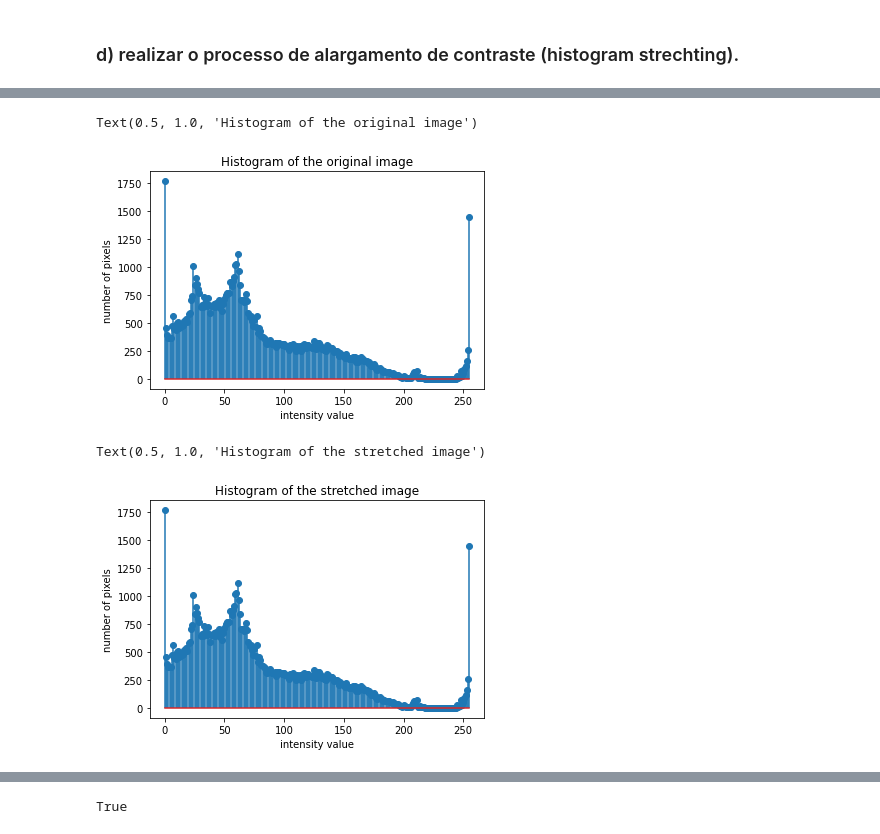
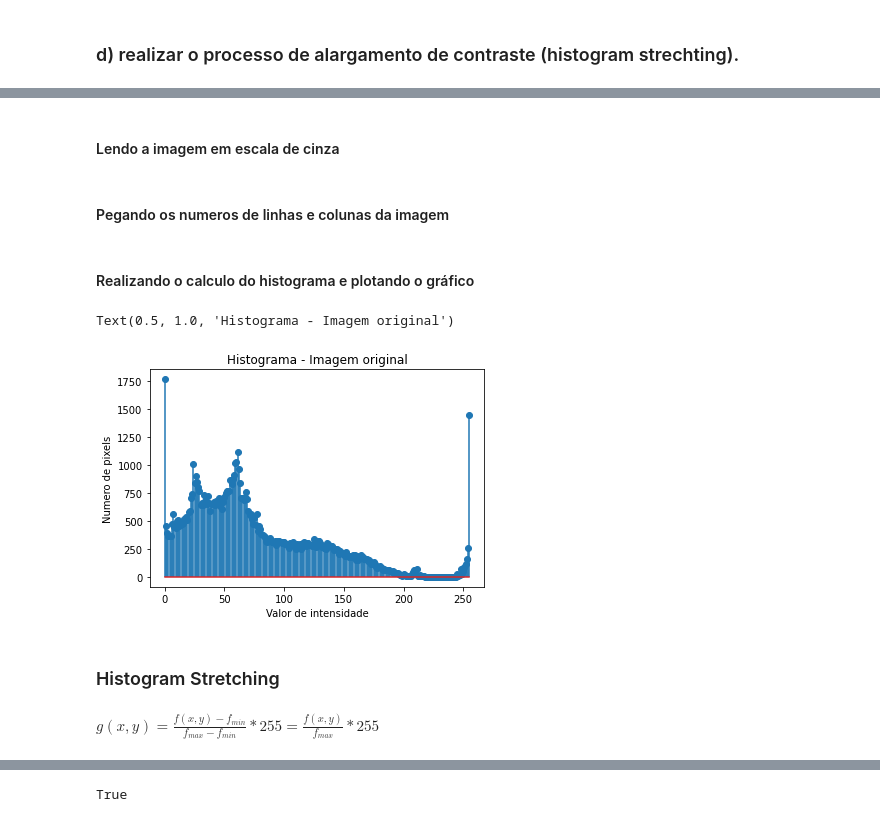
Before and after one commit to Vineasouza/Processamento-Imagens, a Jupyter notebook: src/Pratica 1/Atividade_Pratica_1_FINAL_ViniciusSouza_1997530.ipynb, the cells around one changed output, grey strips where cells are left out. Drawn from its saved outputs; the diff is of its cells as text; code cells hidden in the pictures.

```diff
--- a/src/Pratica 1/Atividade_Pratica_1_FINAL.ipynb
+++ b/src/Pratica 1/Atividade_Pratica_1_FINAL_ViniciusSouza_1997530.ipynb
@@ -171,6 +208,10 @@ def hist_plot(img):
         contador_intensidade.append(contador_intensidade_1)
 
     return (valor_intensidade, contador_intensidade)
+# %% [markdown]
+#### Lendo a imagem em escala de cinza
 # %%
 img_einstein_hs = cv2.imread('einstein.jpg',cv2.IMREAD_GRAYSCALE)
+# %% [markdown]
+#### Pegando os numeros de linhas e colunas da imagem
 # %%
@@ -178,10 +218,12 @@ img_einstein_hs = cv2.imread('einstein.jpg',cv2.IMREAD_GRAYSCALE)
 rows_d, cols_d = img_einstein_hs.shape
+# %% [markdown]
+#### Realizando o calculo do histograma e plotando o gráfico
 # %%
 valor_intensidade_1, contador_intensidade_1 = hist_plot(img_einstein_hs)
 plt.stem(valor_intensidade_1, contador_intensidade_1)
-plt.xlabel('intensity value')
-plt.ylabel('number of pixels')
-plt.title('Histogram of the original image')
+plt.xlabel('Valor de intensidade')
+plt.ylabel('Numero de pixels')
+plt.title('Histograma - Imagem original')
 # %% [output]
-Text(0.5, 1.0, 'Histogram of the original image')
+Text(0.5, 1.0, 'Histograma - Imagem original')
-[figure, old version]
+[figure, new version]
@@ -192,9 +230,6 @@ g_xy = ((f_xy - f_xy.min())/(f_xy.max()-f_xy.min()))*255
-# %%
-valor_intensidade_2, contador_intensidade_2 = hist_plot(g_xy)
-plt.stem(valor_intensidade_2, contador_intensidade_2)
-plt.xlabel('intensity value')
-plt.ylabel('number of pixels')
-plt.title('Histogram of the stretched image')
-# %% [output]
-Text(0.5, 1.0, 'Histogram of the stretched image')
-[figure, removed]
+# %% [markdown]
+### Histogram Stretching
+# %%
+display(Math(r'g(x,y) = {\frac{f(x,y) - f_{min}}{f_{max} - f_{min}}}*255 = {\frac{f(x,y)}{f_{max}}}*255'))
+# %% [output]
+$\displaystyle g(x,y) = {\frac{f(x,y) - f_{min}}{f_{max} - f_{min}}}*255 = {\frac{f(x,y)}{f_{max}}}*255$
```
Also changed, not shown: parts of 30 cells of this notebook, 6 other files.
